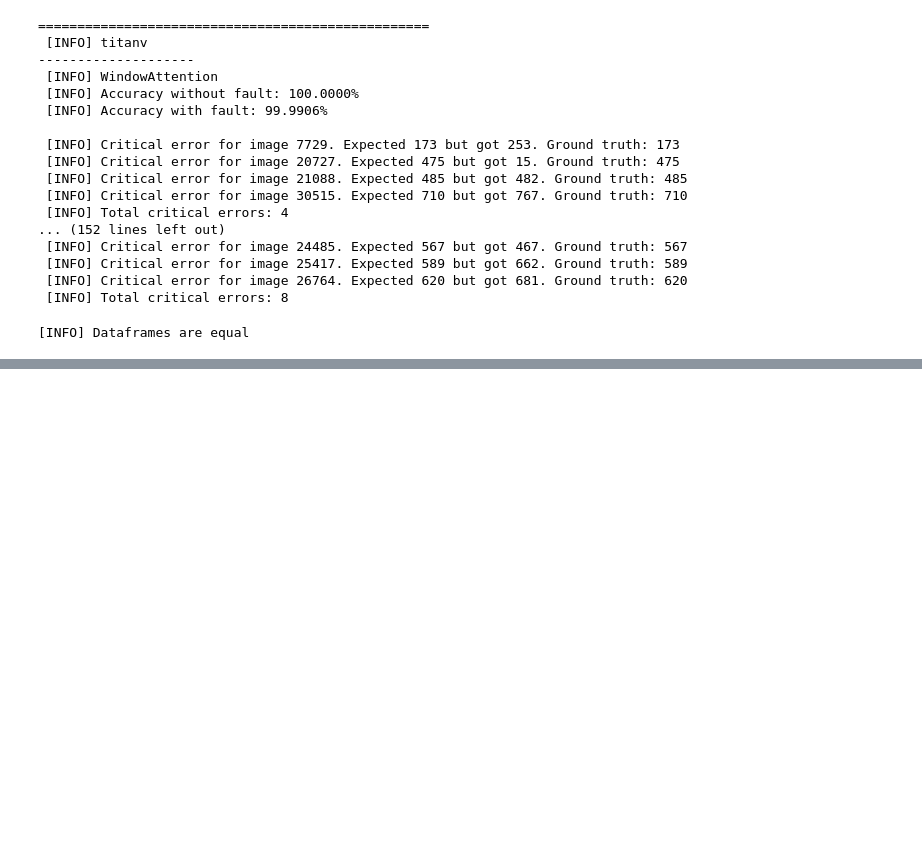
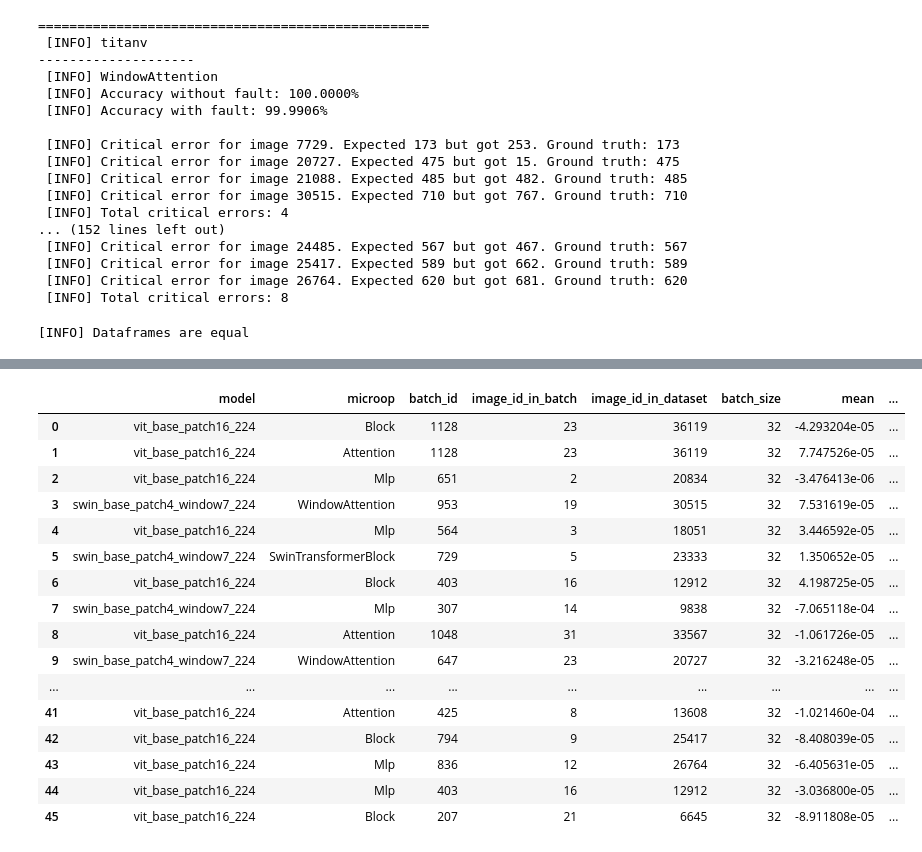
Before and after one commit to lucasrqt/ViT-FI, a Jupyter notebook: quick_analysis.ipynb, the cells around one changed output, grey strips where cells are left out. Cells and saved outputs as stored; diff of their text form; code cells hidden in the pictures; blank space fills up the shorter version.

```diff
--- a/quick_analysis.ipynb
+++ b/quick_analysis.ipynb
@@ -341,0 +376,82 @@ test2
+# %%
+import re
+import numpy as np
+path = "data/relative_err_saves/"
+files = [f for f in os.listdir(path) if ".pt" in f]
+
+crit_imgs = pd.read_csv("data/fi_critical_images.csv")
+
+dfs = []
+
+for file in files:
+    data = file.split(".")[0].split("-")
+    model = data[1]
+    microop = data[2]
+    batch = data[3]
+    batch_size = data[4]
+    batch = int(re.search(r'batch(\d+)', file).group(1))
+    batch_size = int(re.search(r'batchsize(\d+)', file).group(1))
+    a = batch_size * batch
+    b = batch_size * (batch + 1)
+
+    good_imgs = crit_imgs[
+        (crit_imgs["model"] == model)
+        & (crit_imgs["microop"] == microop)
+        & (crit_imgs["image_id"] >= a)
+        & (crit_imgs["image_id"] < b)
+    ]
+
+    output = torch.load(os.path.join(path, file), map_location="cpu")
+    fault_free, faulty = output[:batch_size, :, :], output[batch_size:, :, :]
+
+    for i, row in good_imgs.iterrows():
+        image_id = int(row['image_id'])
+        image_id_in_batch = image_id % batch_size
+        diff = fault_free[image_id_in_batch] - faulty[image_id_in_batch]
+        diff = diff.numpy()
+        non_zero_diff = diff[diff != 0]
+        average_diff = np.mean(non_zero_diff)
+        abs_mean = np.mean(np.abs(non_zero_diff))
+        median = np.median(non_zero_diff)
+        q1 = np.percentile(non_zero_diff, 0.25)
+        q3 = np.percentile(non_zero_diff, 0.75)
+        altered_percentage = (non_zero_diff.size / diff.size) * 100
+        df = {
+            "model": model,
+            "microop": microop,
+            "batch_id": batch,
+            "image_id_in_batch": image_id_in_batch,
+            "image_id_in_dataset": image_id,
+            "batch_size": batch_size,
+            "mean": average_diff,
+            "mean of absolute diff": abs_mean,
+            "median": median,
+            "Q1": q1,
+            "Q3": q3,
+            "altered%": altered_percentage,
+            "min": non_zero_diff.min(),
+            "max": non_zero_diff.max(),
+        }
+        dfs.append(df)
+
+err_magnitude = pd.DataFrame(dfs)
+err_magnitude.to_csv("data/crirtical_error_magnitude.csv")
+err_magnitude
+# %% [output]
+|  | model | microop | batch_id | image_id_in_batch | image_id_in_dataset | batch_size | mean | ... |
+| 0 | vit_base_patch16_224 | Block | 1128 | 23 | 36119 | 32 | -4.293204e-05 | ... |
+| 1 | vit_base_patch16_224 | Attention | 1128 | 23 | 36119 | 32 | 7.747526e-05 | ... |
+| 2 | vit_base_patch16_224 | Mlp | 651 | 2 | 20834 | 32 | -3.476413e-06 | ... |
+| 3 | swin_base_patch4_window7_224 | WindowAttention | 953 | 19 | 30515 | 32 | 7.531619e-05 | ... |
+| 4 | vit_base_patch16_224 | Mlp | 564 | 3 | 18051 | 32 | 3.446592e-05 | ... |
+| 5 | swin_base_patch4_window7_224 | SwinTransformerBlock | 729 | 5 | 23333 | 32 | 1.350652e-05 | ... |
+| 6 | vit_base_patch16_224 | Block | 403 | 16 | 12912 | 32 | 4.198725e-05 | ... |
+| 7 | swin_base_patch4_window7_224 | Mlp | 307 | 14 | 9838 | 32 | -7.065118e-04 | ... |
+| 8 | vit_base_patch16_224 | Attention | 1048 | 31 | 33567 | 32 | -1.061726e-05 | ... |
+| 9 | swin_base_patch4_window7_224 | WindowAttention | 647 | 23 | 20727 | 32 | -3.216248e-05 | ... |
+| ... | ... | ... | ... | ... | ... | ... | ... | ... |
+| 41 | vit_base_patch16_224 | Attention | 425 | 8 | 13608 | 32 | -1.021460e-04 | ... |
+| 42 | vit_base_patch16_224 | Block | 794 | 9 | 25417 | 32 | -8.408039e-05 | ... |
+| 43 | vit_base_patch16_224 | Mlp | 836 | 12 | 26764 | 32 | -6.405631e-05 | ... |
+| 44 | vit_base_patch16_224 | Mlp | 403 | 16 | 12912 | 32 | -3.036800e-05 | ... |
+| 45 | vit_base_patch16_224 | Block | 207 | 21 | 6645 | 32 | -8.911808e-05 | ... |
```
Also changed, not shown: parts of 6 cells of this notebook, 4 other files.
